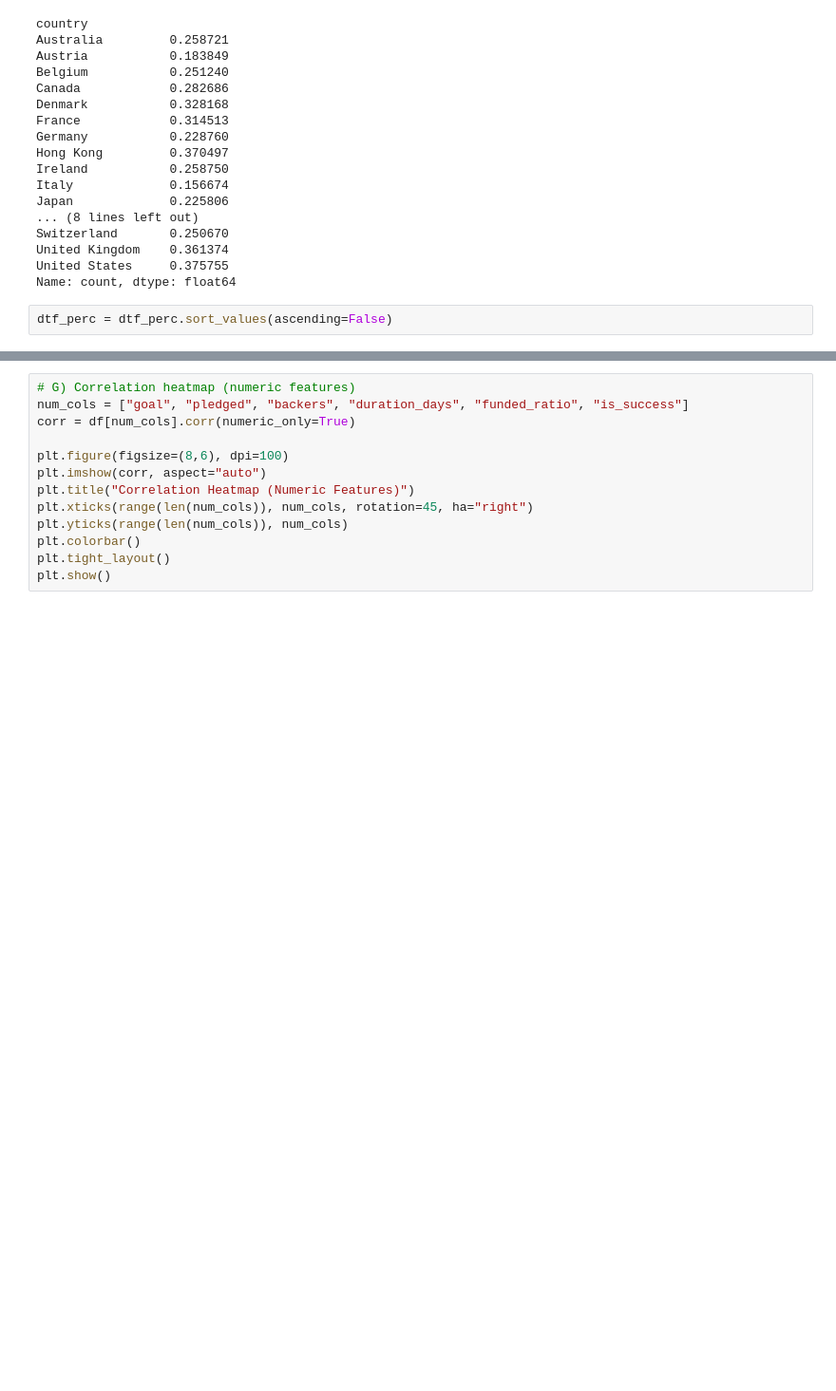
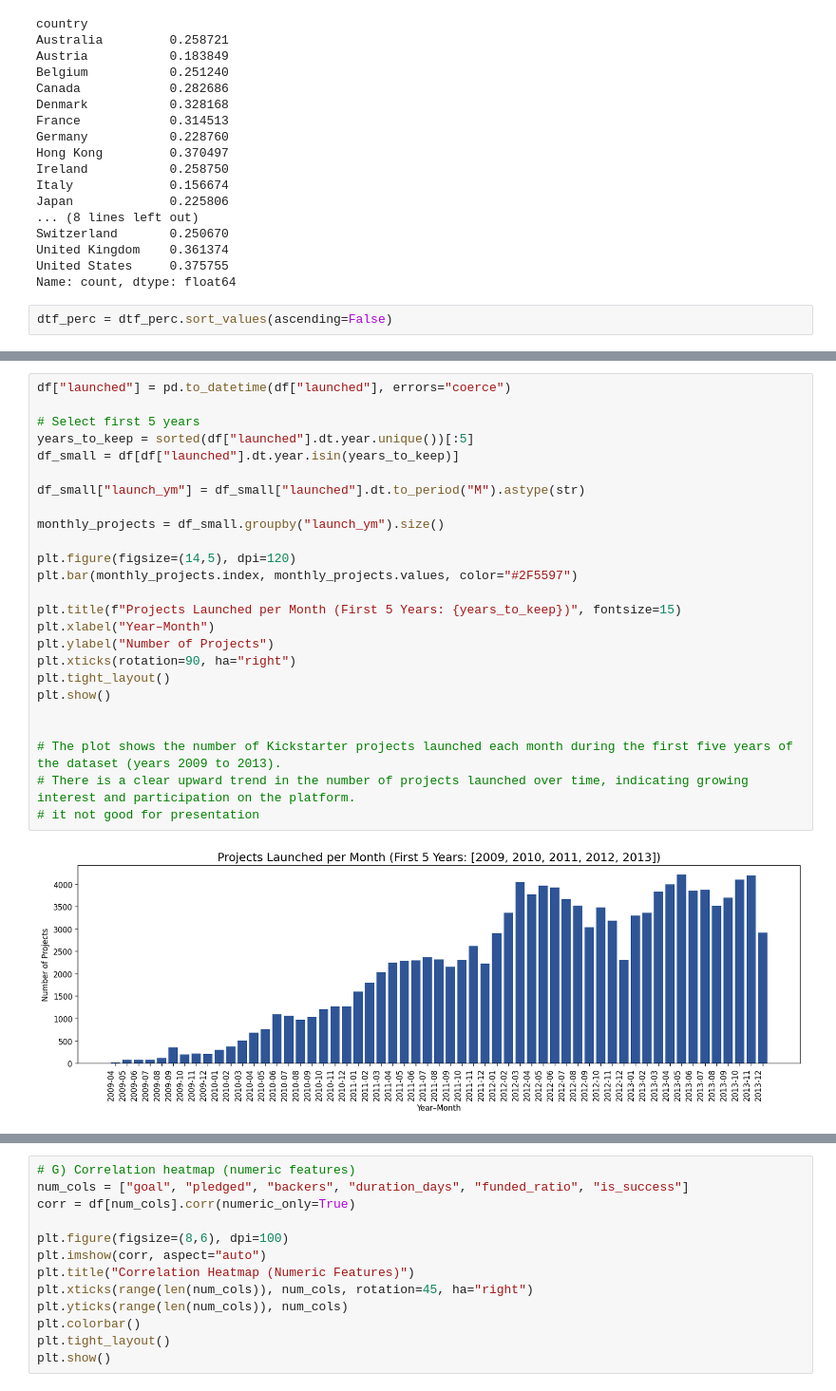
Before and after one commit to EmnaZayaniEsprit/ds-ml-project-template, a Jupyter notebook: EDA-and-modeling.ipynb, the cells around one changed output, grey strips where cells are left out. Shown at 95% size. Drawn from its saved outputs; the diff is of its cells as text; blank space fills up the shorter version.

```diff
--- a/EDA-and-modeling.ipynb
+++ b/EDA-and-modeling.ipynb
@@ -478,4 +448,31 @@ plt.tight_layout()
 plt.show()
 # %% [output]
 [figure]
+# %%
+df["launched"] = pd.to_datetime(df["launched"], errors="coerce")
+
+# Select first 5 years
+years_to_keep = sorted(df["launched"].dt.year.unique())[:5]
+df_small = df[df["launched"].dt.year.isin(years_to_keep)]
+
+df_small["launch_ym"] = df_small["launched"].dt.to_period("M").astype(str)
+
+monthly_projects = df_small.groupby("launch_ym").size()
+
+plt.figure(figsize=(14,5), dpi=120)
+plt.bar(monthly_projects.index, monthly_projects.values, color="#2F5597")
+
+plt.title(f"Projects Launched per Month (First 5 Years: {years_to_keep})", fontsize=15)
+plt.xlabel("Year–Month")
+plt.ylabel("Number of Projects")
+plt.xticks(rotation=90, ha="right")
+plt.tight_layout()
+plt.show()
+
+
+# The plot shows the number of Kickstarter projects launched each month during the first five years of the dataset (years 2009 to 2013).
+# There is a clear upward trend in the number of projects launched over time, indicating growing interest and participation on the platform.
+# it not good for presentation
+# %% [output]
+[figure, added]
 # %%
```
Also changed, not shown: parts of 26 cells of this notebook, 1 other file.
